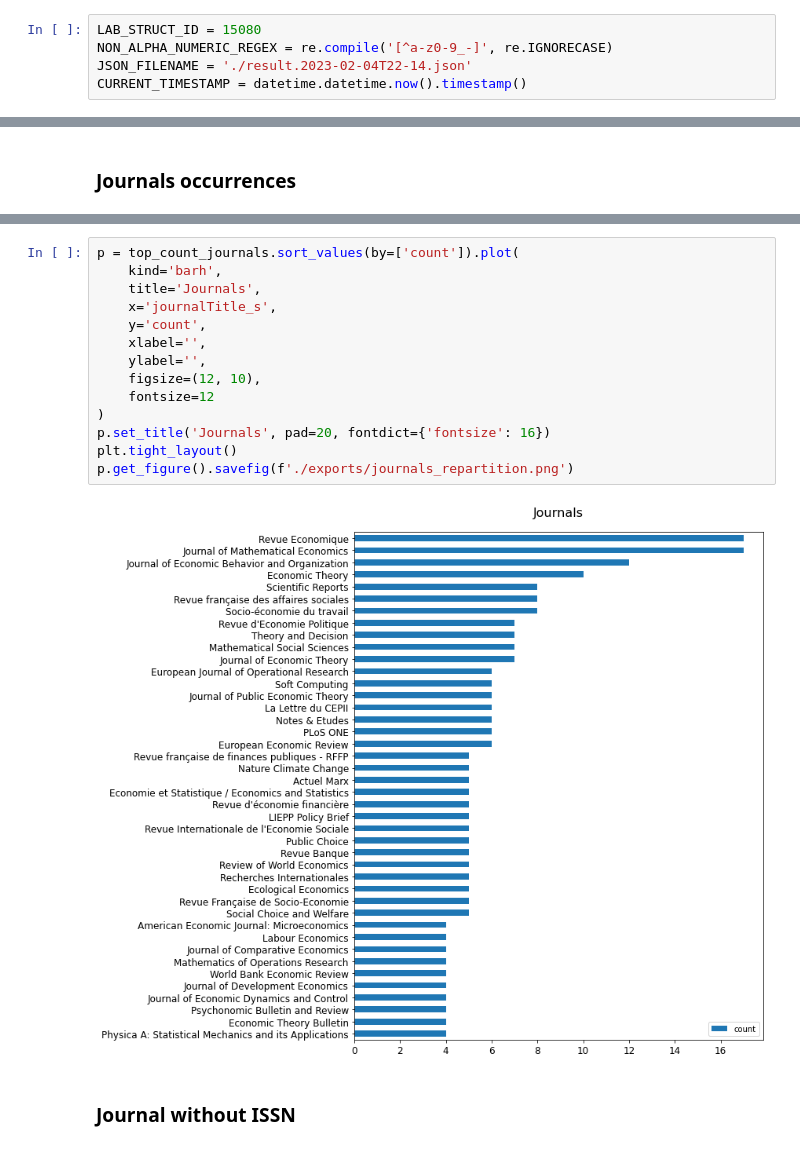
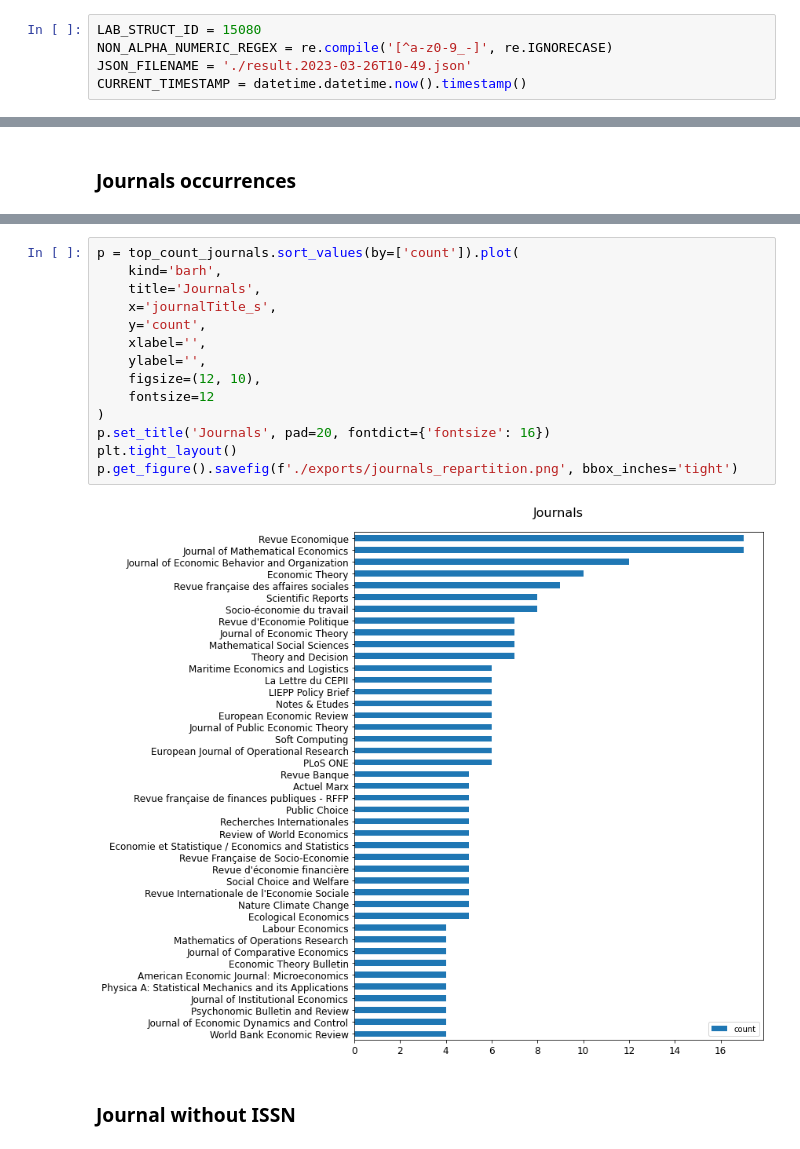
Before and after one commit to amelie-collin/Bibliometry-ces-2017-2021, a Jupyter notebook: reports/2023-hceres-ces/2023-hceres-ces.ipynb, the cells around one changed output, grey strips where cells are left out. Saved outputs shown, nothing was run; the diff lists cells and outputs as text.

```diff
--- a/reports/2023-hceres-ces/2023-hceres-ces.ipynb
+++ b/reports/2023-hceres-ces/2023-hceres-ces.ipynb
@@ -39,7 +39,7 @@ Define primary constants
 # %%
 LAB_STRUCT_ID = 15080
 NON_ALPHA_NUMERIC_REGEX = re.compile('[^a-z0-9_-]', re.IGNORECASE)
-JSON_FILENAME = './result.2023-02-04T22-14.json'
+JSON_FILENAME = './result.2023-03-26T10-49.json'
 CURRENT_TIMESTAMP = datetime.datetime.now().timestamp()
 # %% [markdown]
 ## Functions
@@ -923,19 +923,19 @@ top_count_journals
 # %%
 p = top_count_journals.sort_values(by=['count']).plot(
     kind='barh',
     title='Journals',
     x='journalTitle_s',
     y='count',
     xlabel='',
     ylabel='',
     figsize=(12, 10),
     fontsize=12
 )
 p.set_title('Journals', pad=20, fontdict={'fontsize': 16})
 plt.tight_layout()
-p.get_figure().savefig(f'./exports/journals_repartition.png')
+p.get_figure().savefig(f'./exports/journals_repartition.png', bbox_inches='tight')
 # %% [output]
-[figure, old version]
+[figure, new version]
 # %% [markdown]
 ### Journal without ISSN
 # %%
```
Also changed, not shown: parts of 59 cells of this notebook, 9 other files.
